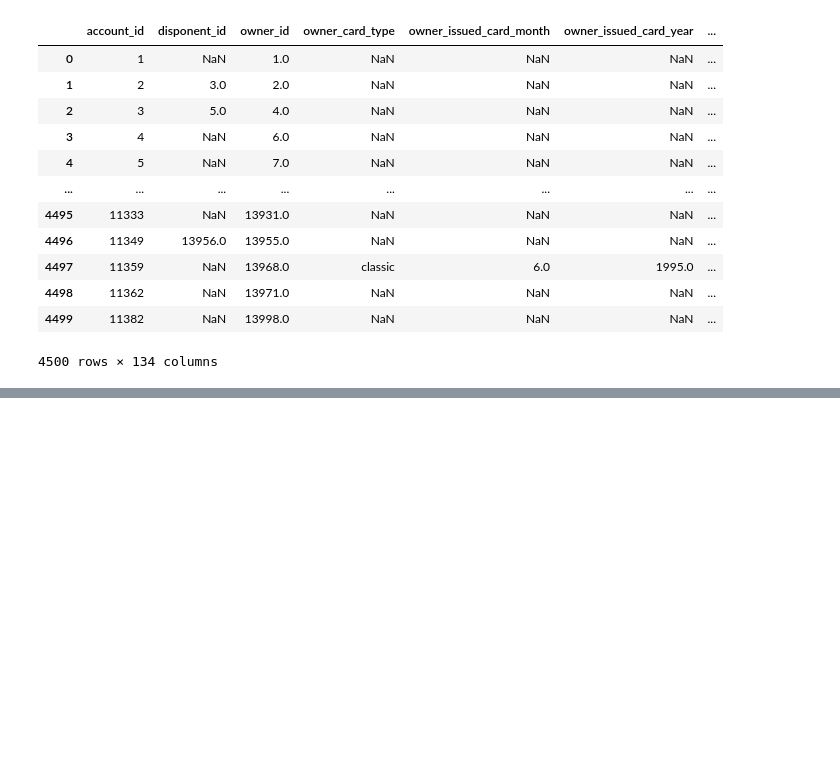
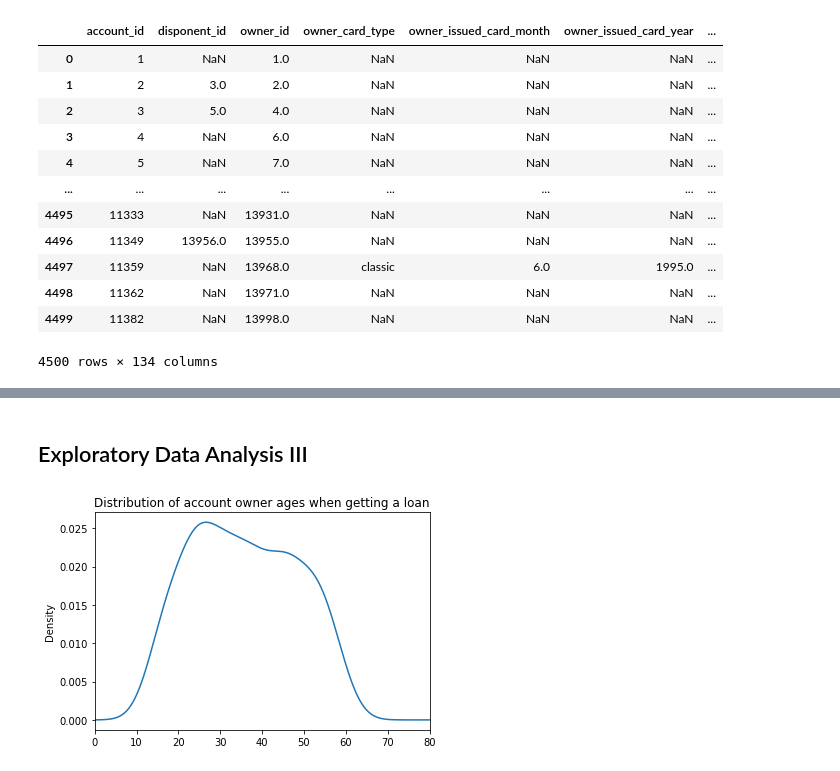
Before and after one commit to diogoabnunes/AC-Project, a Jupyter notebook: docs/notebook.ipynb, the cells around one changed output, grey strips where cells are left out. Cells and saved outputs as stored; diff of their text form; code cells hidden in the pictures; blank space fills up the shorter version.

```diff
--- a/docs/notebook.ipynb
+++ b/docs/notebook.ipynb
@@ -15,10 +16,13 @@ import numpy as np
 def csv_df(file, **kwargs):
     return pd.read_csv(file, sep=kwargs.pop('sep', ';'), na_values=kwargs.pop('na_values', None), dtype=kwargs.pop('dtype', None))
 
-def age_when_loan(birth, month, year):
-    date1 = datetime.strptime(birth, '%Y%m%d').date()
-    date2 = datetime.datetime(year=year, month=month).date()
+def age_when_loan(dataframe):
+    date1 = dataframe['owner_birth'].date()
+    date2 = datetime(year=dataframe['loan_year'], month=dataframe['loan_month'], day=1).date()
     return date2.year - date1.year - (date2.month < date1.month)
+
+def amnt_bal_percent(transaction):
+    return transaction['amount'] / transaction['balance'] * 100
 # %% [markdown]
 ## Loading Data
 # %%
@@ -469,0 +482,12 @@ display(final_df)
+# %% [markdown]
+## Exploratory Data Analysis III
+# %%
+# TODO: correlation between gender and loan status
+# print(final_df['owner_gender'].corr(final_df['loan_status']))
+
+# Distribution of account owner ages when getting a loan
+final_df.apply(age_when_loan, axis=1).plot(kind='density', xlim=(0, 80))
+plt.title('Distribution of account owner ages when getting a loan')
+plt.show()
+# %% [output]
+[figure, added]
```
Also changed, not shown: parts of 6 cells of this notebook.
